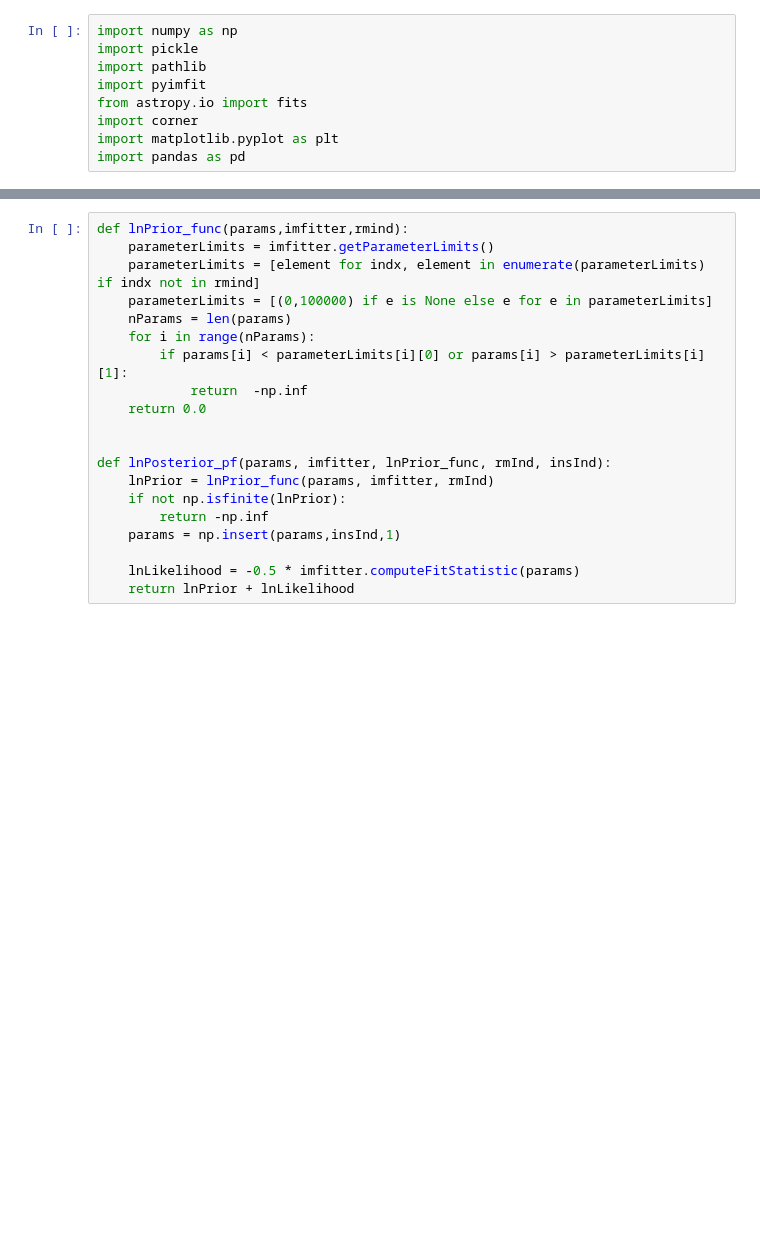
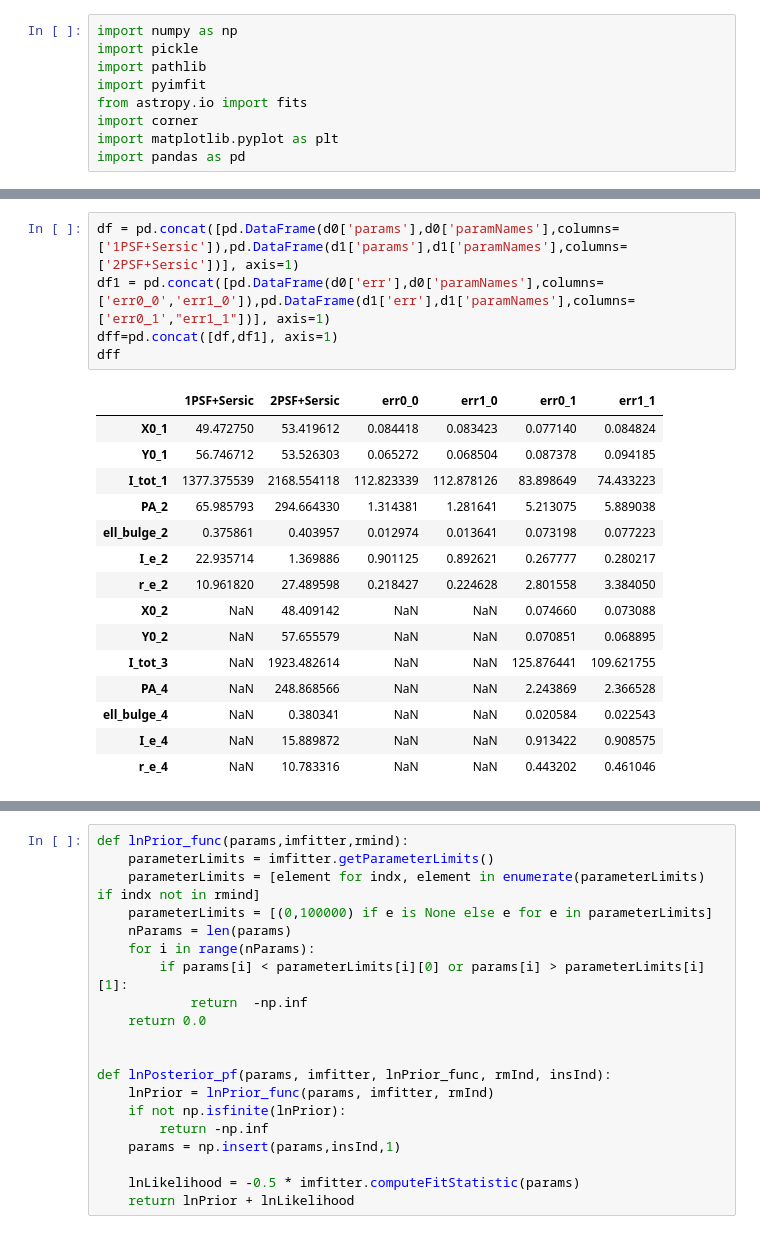
Before and after one commit to insepien/dualAGN, a Jupyter notebook: scrap_notebooks/checkFit.ipynb, the cells around one changed output, grey strips where cells are left out. Saved outputs shown, nothing was run; the diff lists cells and outputs as text; blank space fills up the shorter version.

```diff
--- a/scrap_notebooks/checkFit.ipynb
+++ b/scrap_notebooks/checkFit.ipynb
@@ -54 +35,22 @@ d1
+# %%
+df = pd.concat([pd.DataFrame(d0['params'],d0['paramNames'],columns=['1PSF+Sersic']),pd.DataFrame(d1['params'],d1['paramNames'],columns=['2PSF+Sersic'])], axis=1)
+df1 = pd.concat([pd.DataFrame(d0['err'],d0['paramNames'],columns=['err0_0','err1_0']),pd.DataFrame(d1['err'],d1['paramNames'],columns=['err0_1',"err1_1"])], axis=1)
+dff=pd.concat([df,df1], axis=1)
+dff
+# %% [output]
+|  | 1PSF+Sersic | 2PSF+Sersic | err0_0 | err1_0 | err0_1 | err1_1 |
+| X0_1 | 49.472750 | 53.419612 | 0.084418 | 0.083423 | 0.077140 | 0.084824 |
+| Y0_1 | 56.746712 | 53.526303 | 0.065272 | 0.068504 | 0.087378 | 0.094185 |
+| I_tot_1 | 1377.375539 | 2168.554118 | 112.823339 | 112.878126 | 83.898649 | 74.433223 |
+| PA_2 | 65.985793 | 294.664330 | 1.314381 | 1.281641 | 5.213075 | 5.889038 |
+| ell_bulge_2 | 0.375861 | 0.403957 | 0.012974 | 0.013641 | 0.073198 | 0.077223 |
+| I_e_2 | 22.935714 | 1.369886 | 0.901125 | 0.892621 | 0.267777 | 0.280217 |
+| r_e_2 | 10.961820 | 27.489598 | 0.218427 | 0.224628 | 2.801558 | 3.384050 |
+| X0_2 | NaN | 48.409142 | NaN | NaN | 0.074660 | 0.073088 |
+| Y0_2 | NaN | 57.655579 | NaN | NaN | 0.070851 | 0.068895 |
+| I_tot_3 | NaN | 1923.482614 | NaN | NaN | 125.876441 | 109.621755 |
+| PA_4 | NaN | 248.868566 | NaN | NaN | 2.243869 | 2.366528 |
+| ell_bulge_4 | NaN | 0.380341 | NaN | NaN | 0.020584 | 0.022543 |
+| I_e_4 | NaN | 15.889872 | NaN | NaN | 0.913422 | 0.908575 |
+| r_e_4 | NaN | 10.783316 | NaN | NaN | 0.443202 | 0.461046 |
 # %%
```
Also changed, not shown: parts of 10 cells of this notebook, 18 other files.
